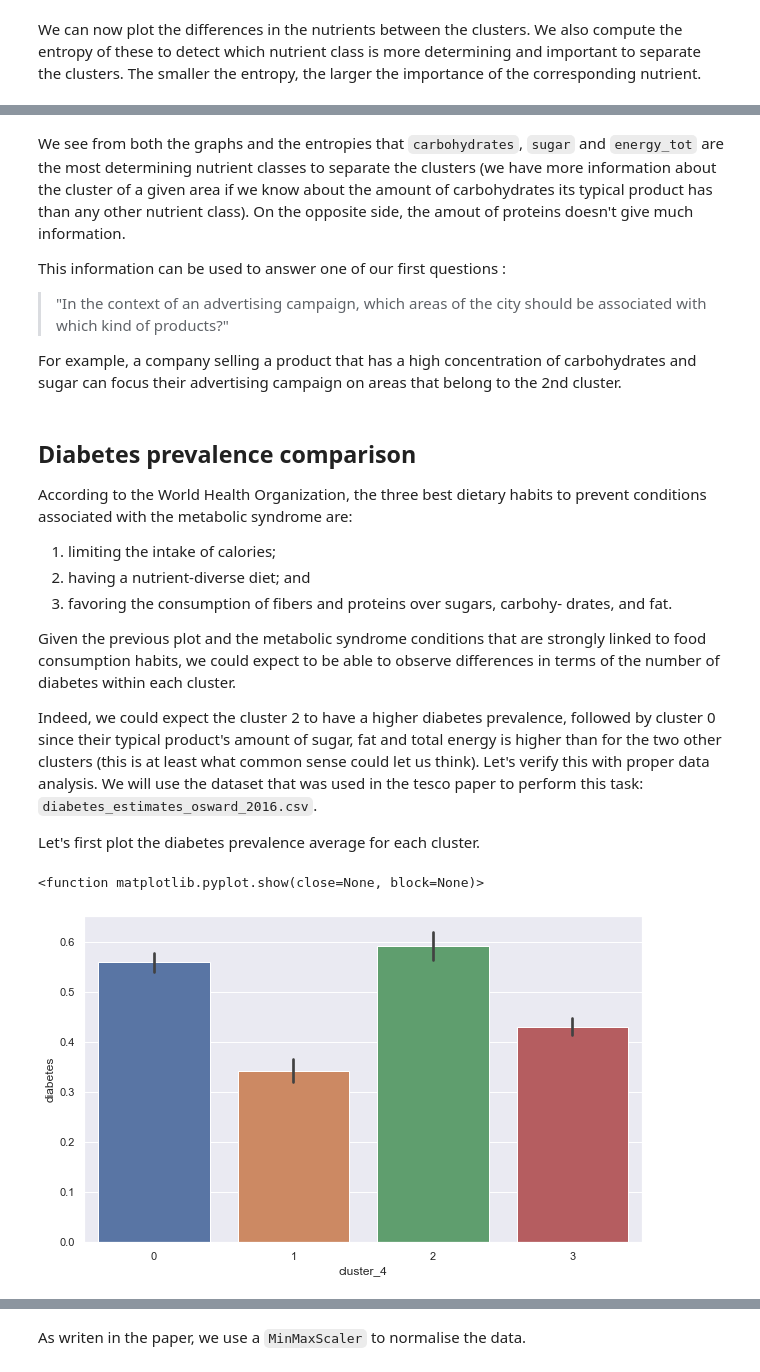
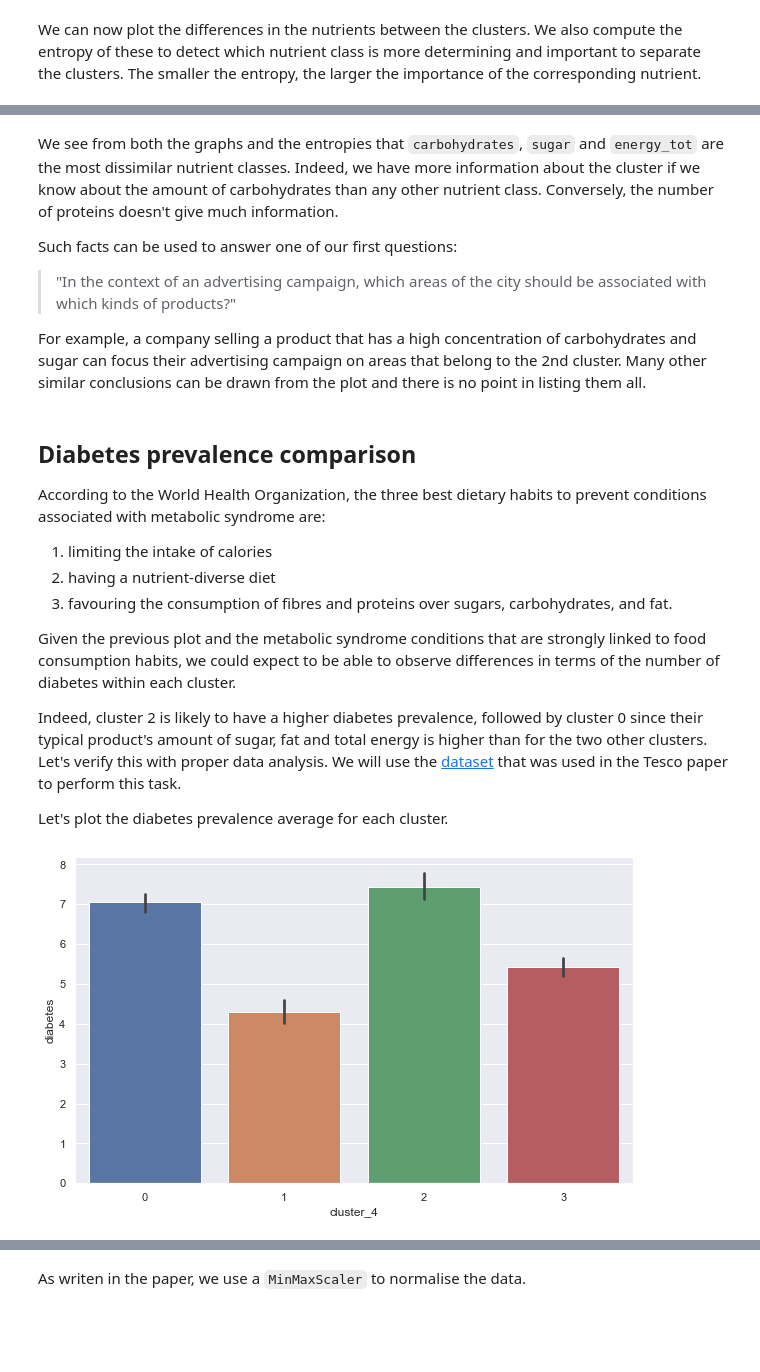
Before and after one commit to epfl-ada/ada-2020-project-milestone-p3-p3_pleutre, a Jupyter notebook: Extension.ipynb, the cells around one changed output, grey strips where cells are left out. Drawn from its saved outputs; the diff is of its cells as text; code cells hidden in the pictures; blank space fills up the shorter version.

Commit message:
finished notebook, update readme + try do add some data

````diff
--- a/Extension.ipynb
+++ b/Extension.ipynb
@@ -900,31 +957,37 @@ Entropy of saturate             : 1.372
 Entropy of fibre                : 1.38
 Entropy of protein              : 1.385
 # %% [markdown]
-We see from both the graphs and the entropies that ```carbohydrates```, ```sugar``` and ```energy_tot``` are the most determining nutrient classes to separate the clusters (we have more information about the cluster of a given area if we know about the amount of carbohydrates its typical product has than any other nutrient class). On the opposite side, the amout of proteins doesn't give much information.
+We see from both the graphs and the entropies that ```carbohydrates```, ```sugar``` and ```energy_tot``` are the most dissimilar nutrient classes. Indeed, we have more information about the cluster if we know about the amount of carbohydrates than any other nutrient class. Conversely, the number of proteins doesn't give much information.
 
-This information can be used to answer one of our first questions :
-> "In the context of an advertising campaign, which areas of the city should be associated with which kind of products?"
+Such facts can be used to answer one of our first questions:
+> "In the context of an advertising campaign, which areas of the city should be associated with which kinds of products?"
 
-For example, a company selling a product that has a high concentration of carbohydrates and sugar can focus their advertising campaign on areas that belong to the 2nd cluster.
+For example, a company selling a product that has a high concentration of carbohydrates and sugar can focus their advertising campaign on areas that belong to the 2nd cluster. Many other similar conclusions can be drawn from the plot and there is no point in listing them all.
 # %% [markdown]
 ## Diabetes prevalence comparison
 
-According to the World Health Organization, the three best dietary habits to prevent conditions associated with the metabolic syndrome are:
- 1. limiting the intake of calories;
- 2. having a nutrient-diverse diet; and
- 3. favoring the consumption of fibers and proteins over sugars, carbohy- drates, and fat.
+According to the World Health Organization, the three best dietary habits to prevent conditions associated with metabolic syndrome are:
+1. limiting the intake of calories
+2. having a nutrient-diverse diet
+3. favouring the consumption of fibres and proteins over sugars, carbohydrates, and fat.
 
 Given the previous plot and the metabolic syndrome conditions that are strongly linked to food consumption habits, we could expect to be able to observe differences in terms of the number of diabetes within each cluster.
 
-Indeed, we could expect the cluster 2 to have a higher diabetes prevalence, followed by cluster 0 since their typical product's amount of sugar, fat and total energy is higher than for the two other clusters (this is at least what common sense could let us think). Let's verify this with proper data analysis. We will use the dataset that was used in the tesco paper to perform this task: ```diabetes_estimates_osward_2016.csv```.
+Indeed, cluster 2 is likely to have a higher diabetes prevalence, followed by cluster 0 since their typical product's amount of sugar, fat and total energy is higher than for the two other clusters. Let's verify this with proper data analysis. We will use the [dataset](https://drive.google.com/drive/folders/19mY0rxtHkAXRuO3O4l__S2Ru2YgcJVIA) that was used in the Tesco paper to perform this task.
 
-Let's first plot the diabetes prevalence average for each cluster.
+Let's plot the diabetes prevalence average for each cluster.
+# %%
+# read diabetes dataset and select the only feature we are intersted in
+diabetes = pd.read_csv(data_path + 'diabetes_estimates_osward_2016.csv', index_col='area_id',
+            usecols=['area_id','estimated_diabetes_prevalence'])\
+            .rename(columns={'estimated_diabetes_prevalence':'diabetes'})
+# join to get the diabetes column
+cluster_diabetes = tesco_cluster.set_index('area_id').join(diabetes, how='inner')
 # %%
 fig = plt.figure(figsize=(10,6))
-sns.barplot(x=cluster_name, y='diabetes', data=cluster_osward)
-fig.savefig("images/analysis-cluster-diabetes.png")
-plt.show
+sns.barplot(x=cluster_name, y='diabetes', data=cluster_diabetes)
+#fig.savefig("images/analysis-cluster-diabetes.png")
+plt.show()
 # %% [output]
-<function matplotlib.pyplot.show(close=None, block=None)>
-[figure, old version]
+[figure, new version]
 # %% [markdown]
````
Also changed, not shown: parts of 40 cells of this notebook, 13 other files.
